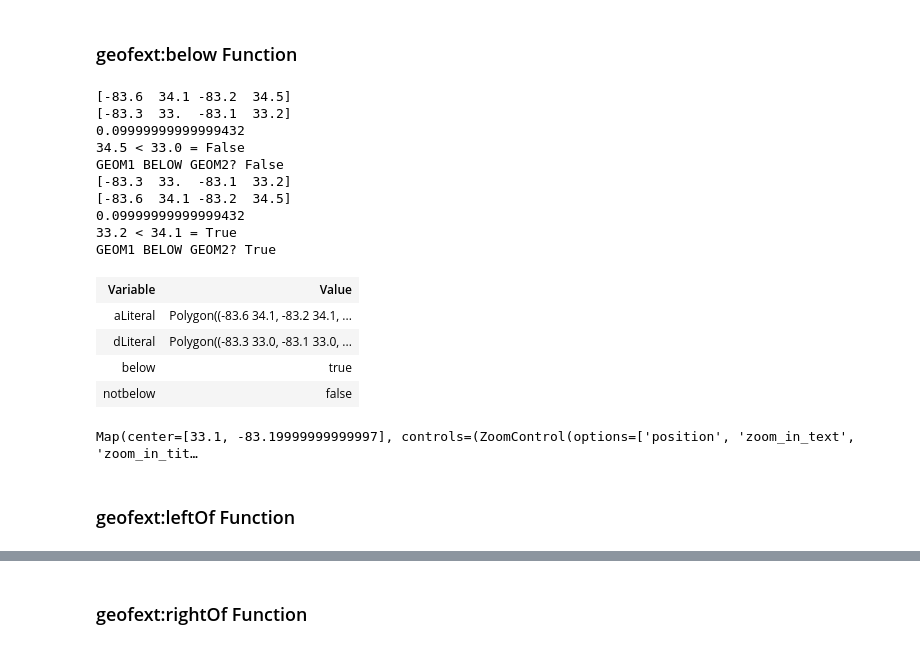
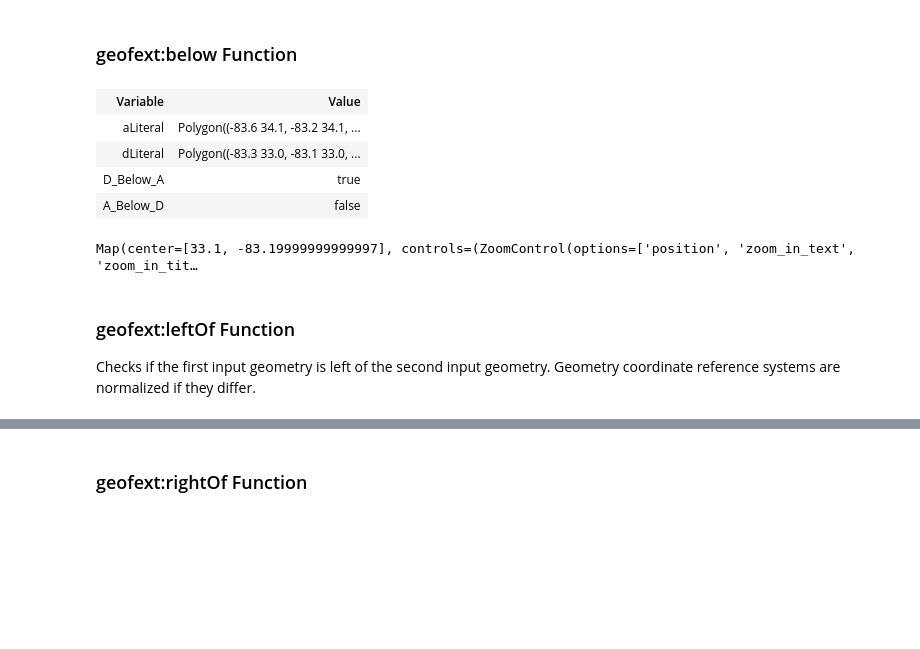
Before and after one commit to situx/rdflib-geosparql, a Jupyter notebook: GeoSPARQLExt.ipynb, the cells around one changed output, grey strips where cells are left out. Cells and saved outputs as stored; diff of their text form; code cells hidden in the pictures; blank space fills up the shorter version.

```diff
--- a/GeoSPARQLExt.ipynb
+++ b/GeoSPARQLExt.ipynb
@@ -10,6 +10,7 @@ The following functions are implemented in rdflib-geosparql, but are not (yet) o
 !jupyter labextension install jupyter-leaflet
 
 import rdflib
+import json
 import shapely.geometry
 from shapely import wkt
 from shapely.ops import transform
@@ -21,7 +22,7 @@ from geosparql.geosparql import LiteralUtils
 from geosparql.geosparql_aggregates import processLiteralTypeToGeom
 from IPython.display import display, HTML
 import ipywidgets as W
-from ipyleaflet import Map, WKTLayer, FullScreenControl, Popup#, Tooltip
+from ipyleaflet import Map, WKTLayer, GeoJSON, FullScreenControl, LayersControl, Popup#, Tooltip
 
 mapcenter=(34.1,-83.2)
 zoomlevel=10
@@ -51,13 +52,13 @@ def getMapFromWKTResult(qres,rows=[],lmap=None):
         resultlist=[{str(k): v for k, v in i.items()} for i in qres.bindings]
     for row in rows:
         if row in resultlist[0]:
-            popup="<ul>"
+            popup="<h3>"+str(row)+"</h3><ul>"
             for rowres in resultlist:
                 for item in rowres:
                     if isinstance(rowres[item],Literal) and rowres[item].datatype!=None:
                         popup+="<li><b>"+str(item)+":</b> <a href=\""+str(rowres[item].datatype)+"\">"+str(rowres[item]).strip()+"</a></li>"
                     elif isinstance(rowres[item],URIRef):
-                        poup+="<li><b>"+str(item)+":</b> <a href=\""+str(rowres[item])+"\">"+str(rowres[item]).strip()+"</a></li>"
+                        popup+="<li><b>"+str(item)+":</b> <a href=\""+str(rowres[item])+"\">"+str(rowres[item]).strip()+"</a></li>"
                     else:
                         popup+="<li><b>"+str(item)+":</b> "+str(rowres[item]).strip()+"</li>"
             popup+="</ul>"
@@ -65,24 +66,25 @@ def getMapFromWKTResult(qres,rows=[],lmap=None):
             if toprocess.startswith("<http"):
                 toprocess=toprocess[toprocess.find(">")+1:]
             geom = wkt.loads(toprocess)
-            if not geom.centroid.is_empty:
+            if not shapely.is_empty(geom):
                 lastcentroid=geom.centroid
-            nlayer=WKTLayer(wkt_string=geom.wkt,hover_style={"fillColor": "red"})
-            msg=W.HTML()
-            msg.value=popup
-            nlpopup=Popup(
-                location=[lastcentroid.y,lastcentroid.x],
-                child=msg,
-                close_button=True,
-                auto_close=False,
-                close_on_escape_key=False
-            )
-            layers.append(nlayer)
-            layers.append(nlpopup)
-            nlpopup.close_popup()
+                nlayer=WKTLayer(name=str(row),wkt_string=geom.wkt,hover_style={"fillColor": "red"})
+                msg=W.HTML()
+                msg.value=popup
+                nlpopup=Popup(
+                    location=[lastcentroid.y,lastcentroid.x],
+                    child=msg,
+                    close_button=True,
+                    auto_close=False,
+                    close_on_escape_key=False
+                )
+                nlayer.popup=msg
+                layers.append(nlayer)
     if lmap==None:
         lmap=Map(center=(lastcentroid.y,lastcentroid.x), zoom=zoomlevel)
         control = FullScreenControl()
+        lmap.add(control)
+        control = LayersControl(position='topright')
         lmap.add(control)
     for lay in layers:
         lmap.add(lay)
@@ -295,38 +277,30 @@ Map(center=[33.1, -83.19999999999997], controls=(ZoomControl(options=['position'
 # %%
 processQueryResults(g.query(
 """
 PREFIX my: <http://example.org/ApplicationSchema#>
 PREFIX geo: <"""+str(GEO)+""">
 PREFIX geof: <"""+str(GEOFEXT)+""">
 PREFIX xsd: <http://www.w3.org/2001/XMLSchema#>
-SELECT ?aLiteral ?dLiteral (xsd:boolean(?beloww) as ?below) (xsd:boolean(?nbeloww) as ?notbelow)
+SELECT ?aLiteral ?dLiteral (xsd:boolean(?beloww) as ?D_Below_A) (xsd:boolean(?nbeloww) as ?A_Below_D)
 WHERE {
   my:A geo:hasDefaultGeometry ?aGeom .
   ?aGeom geo:asWKT ?aLiteral .
   BIND("Polygon((-83.3 33.0, -83.1 33.0, -83.1 33.2, -83.3 33.2, -83.3 33.0))"^^geo:wktLiteral AS ?dLiteral)
   BIND (geof:below(?aLiteral, ?dLiteral) as ?nbeloww)
   BIND (geof:below(?dLiteral, ?aLiteral) as ?beloww)
 }
 """),["aLiteral","dLiteral"],None)
 # %% [output]
+| Variable | Value |
+| aLiteral | Polygon((-83.6 34.1, -83.2 34.1, ... |
+| dLiteral | Polygon((-83.3 33.0, -83.1 33.0, ... |
+| D_Below_A | true |
+| A_Below_D | false |
-[-83.6  34.1 -83.2  34.5]
-[-83.3  33.  -83.1  33.2]
-0.09999999999999432
-34.5 < 33.0 = False
-GEOM1 BELOW GEOM2? False
-[-83.3  33.  -83.1  33.2]
-[-83.6  34.1 -83.2  34.5]
-0.09999999999999432
-33.2 < 34.1 = True
-GEOM1 BELOW GEOM2? True
+Map(center=[33.1, -83.19999999999997], controls=(ZoomControl(options=['position', 'zoom_in_text', 'zoom_in_tit…
-| Variable | Value |
-| aLiteral | Polygon((-83.6 34.1, -83.2 34.1, ... |
-| dLiteral | Polygon((-83.3 33.0, -83.1 33.0, ... |
-| below | true |
-| notbelow | false |
-Map(center=[33.1, -83.19999999999997], controls=(ZoomControl(options=['position', 'zoom_in_text', 'zoom_in_tit…
 # %% [markdown]
 ### geofext:leftOf Function
+
+Checks if the first input geometry is left of the second input geometry. Geometry coordinate reference systems are normalized if they differ.
 # %%
 processQueryResults(g.query(
 """
```
Also changed, not shown: parts of 49 cells of this notebook, 4 other files.
